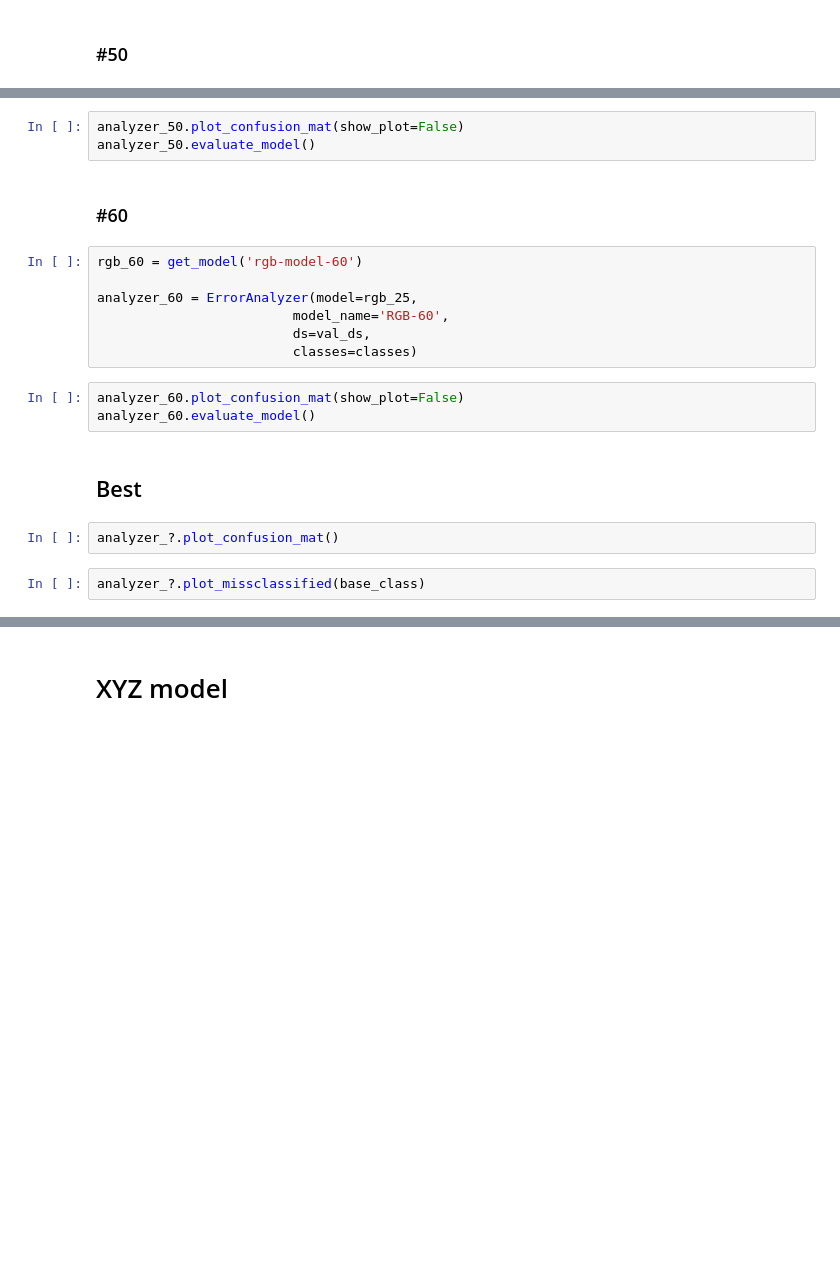
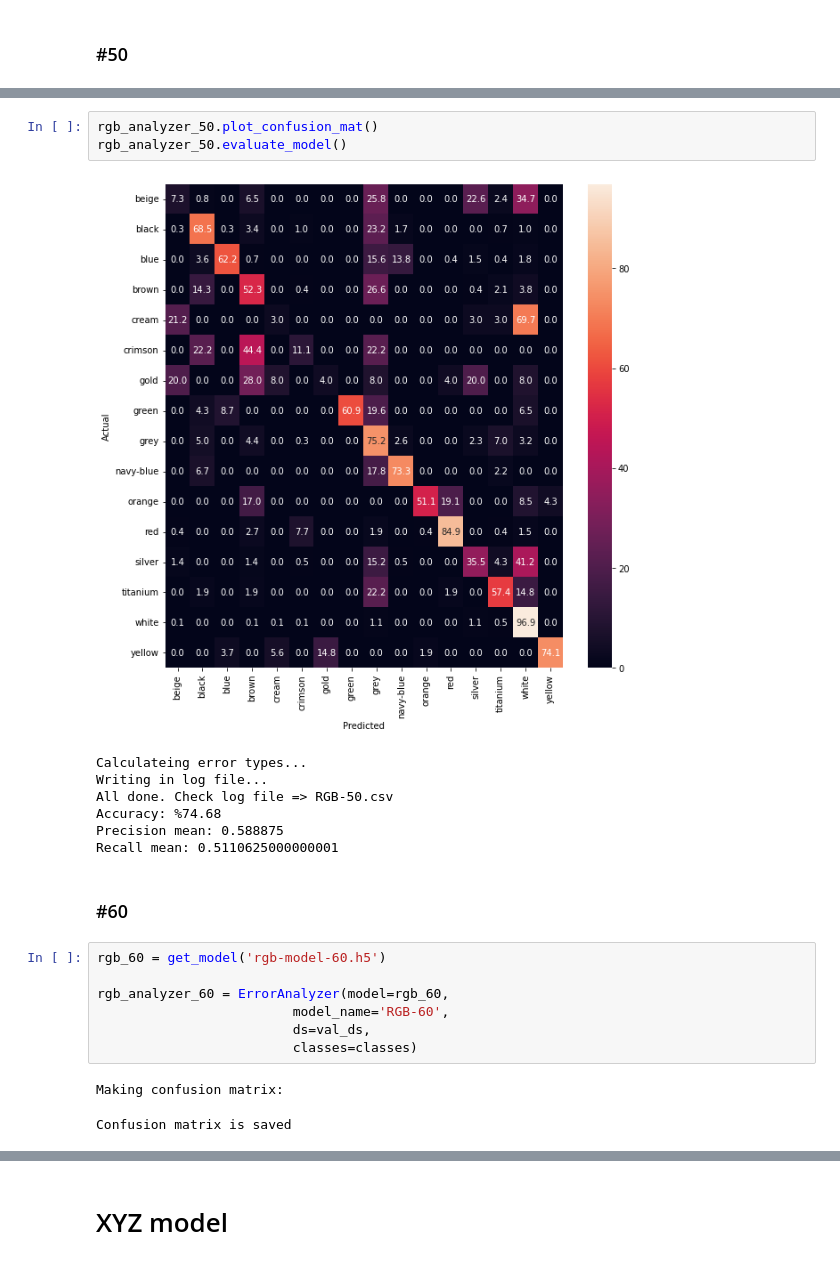
Before and after one commit to m-bashari-m/vehicle-color-recognition, a Jupyter notebook: src/6_best_model_and_analyze.ipynb, the cells around one changed output, grey strips where cells are left out. Drawn from its saved outputs; the diff is of its cells as text; blank space fills up the shorter version.

```diff
--- a/src/6_best_model_and_analyze.ipynb
+++ b/src/6_best_model_and_analyze.ipynb
@@ -84,21 +138,23 @@ analyzer_50 = ErrorAnalyzer(model=rgb_25,
-# %%
-analyzer_50.plot_confusion_mat(show_plot=False)
-analyzer_50.evaluate_model()
+# %%
+rgb_analyzer_50.plot_confusion_mat()
+rgb_analyzer_50.evaluate_model()
+# %% [output]
+[figure, added]
+Calculateing error types...
+Writing in log file...
+All done. Check log file => RGB-50.csv
+Accuracy: %74.68
+Precision mean: 0.588875
+Recall mean: 0.5110625000000001
 # %% [markdown]
 ### #60
 # %%
-rgb_60 = get_model('rgb-model-60')
+rgb_60 = get_model('rgb-model-60.h5')
 
-analyzer_60 = ErrorAnalyzer(model=rgb_25,
+rgb_analyzer_60 = ErrorAnalyzer(model=rgb_60,
                          model_name='RGB-60',
                          ds=val_ds,
                          classes=classes)
+# %% [output]
+Making confusion matrix:
+Confusion matrix is saved
-# %%
-analyzer_60.plot_confusion_mat(show_plot=False)
-analyzer_60.evaluate_model()
-# %% [markdown]
-## Best
-# %%
-analyzer_?.plot_confusion_mat()
-# %%
-analyzer_?.plot_missclassified(base_class)
```
Also changed, not shown: parts of 28 cells of this notebook.
